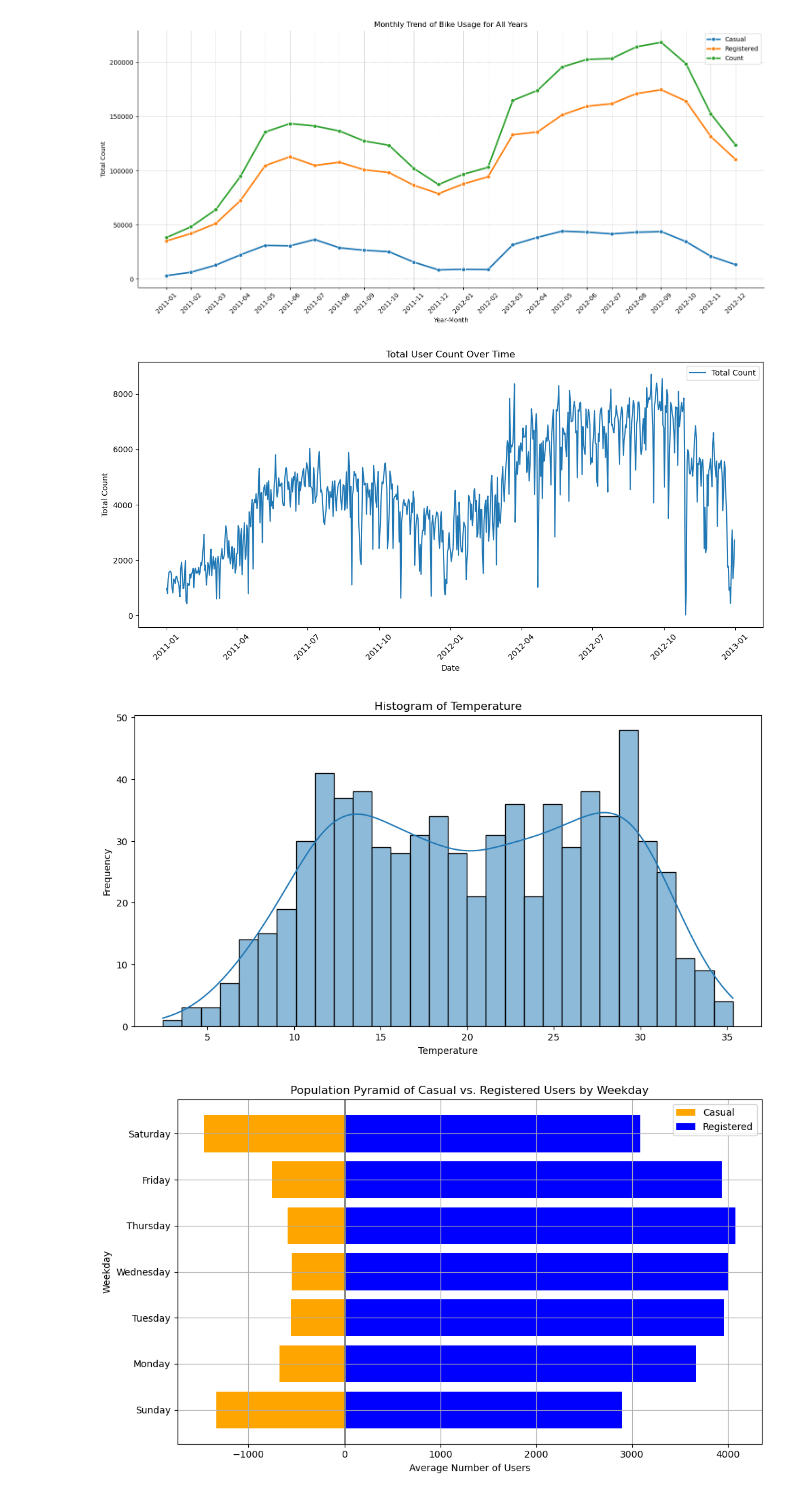
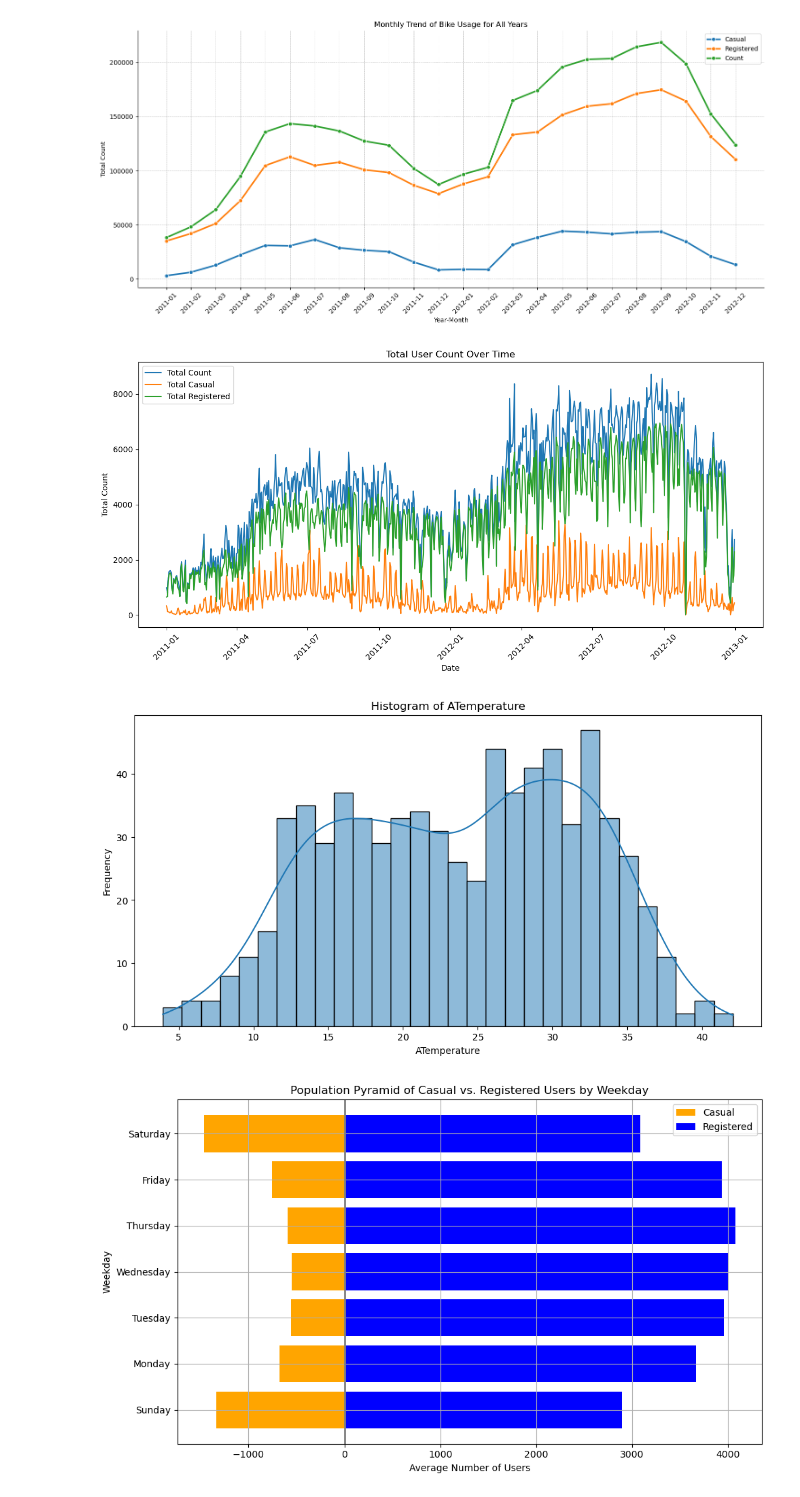
Before and after one commit to chongwen8/CSCE-679-Group-Project, a Jupyter notebook: Project.ipynb, the cells around one changed output. Saved outputs shown, nothing was run; the diff lists cells and outputs as text; code cells hidden in the pictures.

```diff
--- a/Project.ipynb
+++ b/Project.ipynb
@@ -130,27 +144,29 @@ plt.show()
 # %%
 dtedady = days.copy()
 dtedady['dteday'] = pd.to_datetime(dtedady['dteday'])
 
 # 1. Time Series Analysis: Line Graph of total count over time
 plt.figure(figsize=(12, 6))
 plt.plot(dtedady['dteday'], dtedady['cnt'], label='Total Count')
+plt.plot(dtedady['dteday'], dtedady['casual'], label='Total Casual')
+plt.plot(dtedady['dteday'], dtedady['registered'], label='Total Registered')
 plt.title('Total User Count Over Time')
 plt.xlabel('Date')
 plt.ylabel('Total Count')
 plt.xticks(rotation=45)
 plt.legend()
 plt.tight_layout()
 plt.show()
 
 plt.figure(figsize=(12, 6))
-sns.histplot(dtedady['temp'], bins=30, kde=True)
-plt.title('Histogram of Temperature')
-plt.xlabel('Temperature')
+sns.histplot(dtedady['atemp'], bins=30, kde=True)
+plt.title('Histogram of ATemperature')
+plt.xlabel('ATemperature')
 plt.ylabel('Frequency')
 plt.show()
 # %% [output]
-[figure, old version]
+[figure, new version]
-[figure, old version]
+[figure, new version]
 # %%
 average_users_weekday = days.copy().groupby('weekday')[['casual', 'registered']].mean()
 
```
Also changed, not shown: parts of 3 cells of this notebook.
